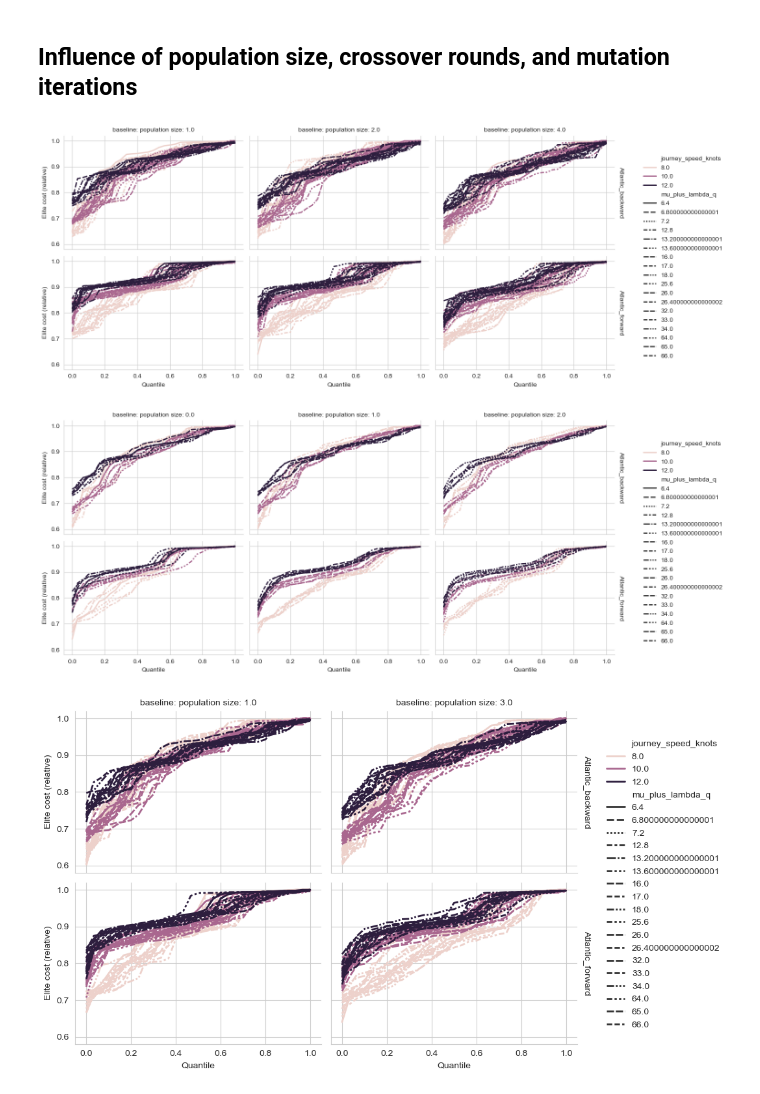
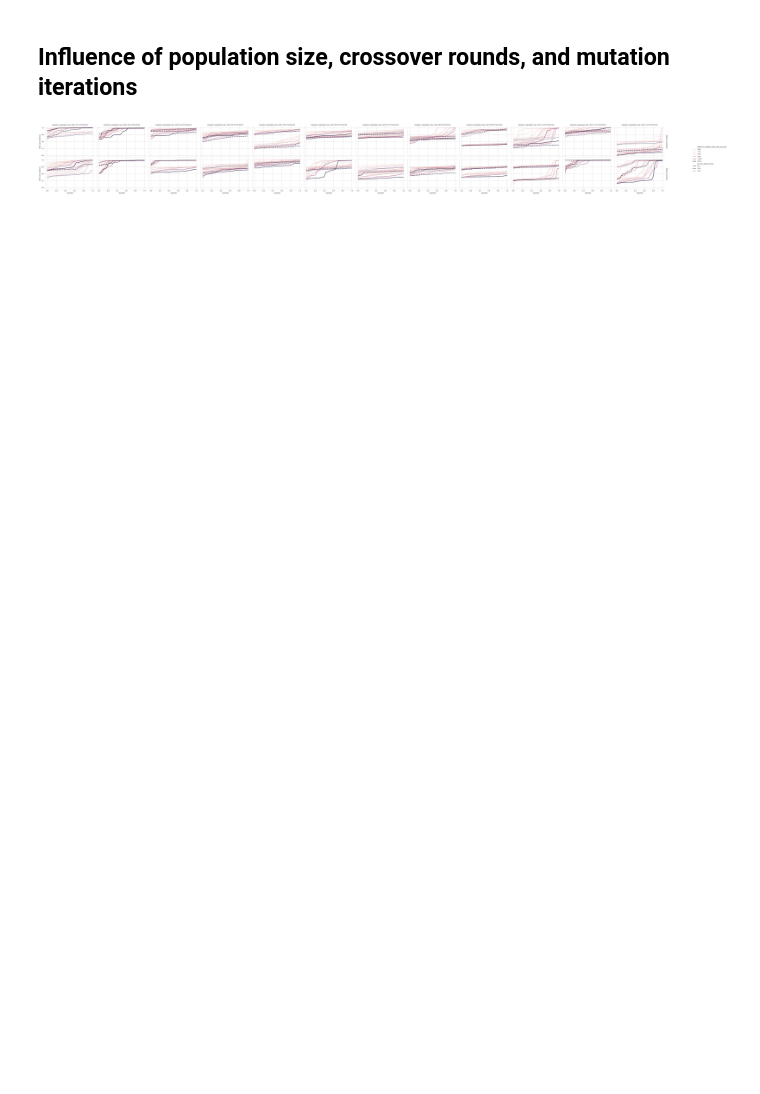
Before and after one commit to willirath/ship_routing, a Jupyter notebook: experiments/tuning_002/notebooks/05_derived_hyperparam_analysis.ipynb, the cells around one changed output. Cells and saved outputs as stored; diff of their text form; code cells hidden in the pictures; blank space fills up the shorter version.

```diff
--- a/experiments/tuning_002/notebooks/05_derived_hyperparam_analysis.ipynb
+++ b/experiments/tuning_002/notebooks/05_derived_hyperparam_analysis.ipynb
@@ -95,6 +79,11 @@ gdf = gdf.assign(
     ),
     mu_plus_lambda_q=gdf.hyper_selection_quantile * (
         gdf.hyper_population_size + gdf.hyper_crossover_rounds * gdf.hyper_offspring_size
+    ),
+)
+gdf = gdf.assign(
+    effective_mutation_step_size_pop_gen=gdf.effective_mutation_step_size * (
+        gdf.hyper_population_size * gdf.hyper_generations
     )
 )
 # %% [markdown]
@@ -117,7 +106,7 @@ def plot_elite_cost_hyper_params(
         + " | " + pd.to_datetime(_gdf["journey_time_start"]).dt.strftime("%Y-%m")
     ).astype('category')
     _q_gdf = (
-        _gdf.groupby(["mu_plus_lambda_q", secondary_legend, "journey_name", "journey_speed_knots"])[f"elite_cost_{relabs}"]
+        _gdf.groupby(["effective_mutation_step_size_pop_gen", secondary_legend, "journey_name", "journey_speed_knots"])[f"elite_cost_{relabs}"]
         .quantile(np.linspace(0, 1, 31))
         .reset_index()
         .rename(columns={"level_4": "quantile", f"elite_cost_{relabs}": "value"})
@@ -130,7 +119,7 @@ def plot_elite_cost_hyper_params(
         y="value",
         style="journey_speed_knots",
         row="journey_name",
-        hue="mu_plus_lambda_q",
+        hue="effective_mutation_step_size_pop_gen",
         col=secondary_legend,
         marker="",
         height=3,
@@ -146,12 +135,10 @@ def plot_elite_cost_hyper_params(
 # %%
 for fsn in ["baseline"]:  # gdf.forcing_scenario_name.unique():
     for relabs in ["relative"]:  # ["absolute", "relative"]:
-        for sl in ["hyper_generations", "hyper_crossover_rounds", "hyper_mutation_iterations"]:
+        for sl in ["journey_time_start"]:   #, "hyper_crossover_rounds", "hyper_mutation_iterations"]:
             plot_elite_cost_hyper_params(gdf=gdf, relabs=relabs, forcing_scenario_name=fsn, secondary_legend=sl);
 # %% [output]
-[figure, old version]
+[figure, new version]
-[figure, removed]
-[figure, removed]
 # %%
 def plot_elite_cost_hyper_params_scatter(
     gdf: gpd.GeoDataFrame = None,
```
Also changed, not shown: parts of 1 cell of this notebook, 6 other files.
